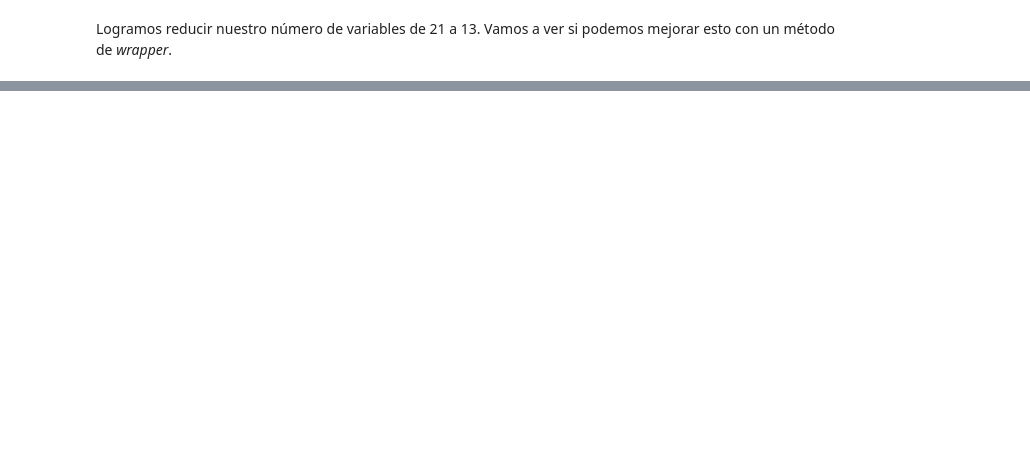
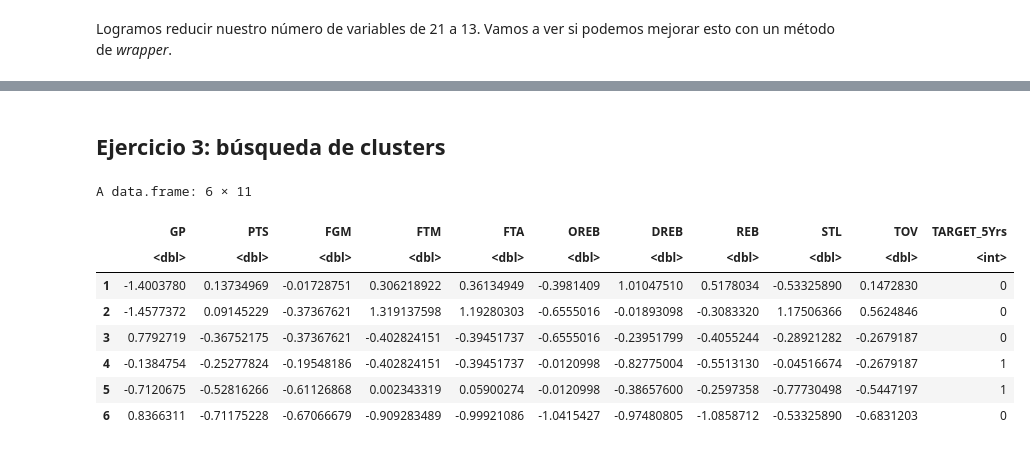
Before and after one commit to natimellino/mineria-de-datos, a Jupyter notebook: TPFinal.ipynb, the cells around one changed output, grey strips where cells are left out. Cells and saved outputs as stored; diff of their text form; code cells hidden in the pictures; blank space fills up the shorter version.

Commit message:
voy por clustering

```diff
--- a/TPFinal.ipynb
+++ b/TPFinal.ipynb
@@ -264,0 +268,18 @@ graficar_valores(nba.backward, "Backward Ranking")
+# %% [markdown]
+## Ejercicio 3: búsqueda de clusters
+# %%
+## Cargamos el dataset transformado que guardamos anteriormente
+nba.transformado <- read.csv("nba_transformado.csv", header = TRUE, sep = ",")
+## Sacamos la primer columna que son los índices
+nba.transformado <- nba.transformado[, -1]
+head(nba.transformado)
+# %% [output]
+A data.frame: 6 × 11
+|  | GP | PTS | FGM | FTM | FTA | OREB | DREB | REB | STL | TOV | TARGET_5Yrs |
+|  | <dbl> | <dbl> | <dbl> | <dbl> | <dbl> | <dbl> | <dbl> | <dbl> | <dbl> | <dbl> | <int> |
+| 1 | -1.4003780 | 0.13734969 | -0.01728751 | 0.306218922 | 0.36134949 | -0.3981409 | 1.01047510 | 0.5178034 | -0.53325890 | 0.1472830 | 0 |
+| 2 | -1.4577372 | 0.09145229 | -0.37367621 | 1.319137598 | 1.19280303 | -0.6555016 | -0.01893098 | -0.3083320 | 1.17506366 | 0.5624846 | 0 |
+| 3 | 0.7792719 | -0.36752175 | -0.37367621 | -0.402824151 | -0.39451737 | -0.6555016 | -0.23951799 | -0.4055244 | -0.28921282 | -0.2679187 | 0 |
+| 4 | -0.1384754 | -0.25277824 | -0.19548186 | -0.402824151 | -0.39451737 | -0.0120998 | -0.82775004 | -0.5513130 | -0.04516674 | -0.2679187 | 1 |
+| 5 | -0.7120675 | -0.52816266 | -0.61126868 | 0.002343319 | 0.05900274 | -0.0120998 | -0.38657600 | -0.2597358 | -0.77730498 | -0.5447197 | 1 |
+| 6 | 0.8366311 | -0.71175228 | -0.67066679 | -0.909283489 | -0.99921086 | -1.0415427 | -0.97480805 | -1.0858712 | -0.53325890 | -0.6831203 | 0 |
```
Also changed, not shown: parts of 5 cells of this notebook, 1 other file.
